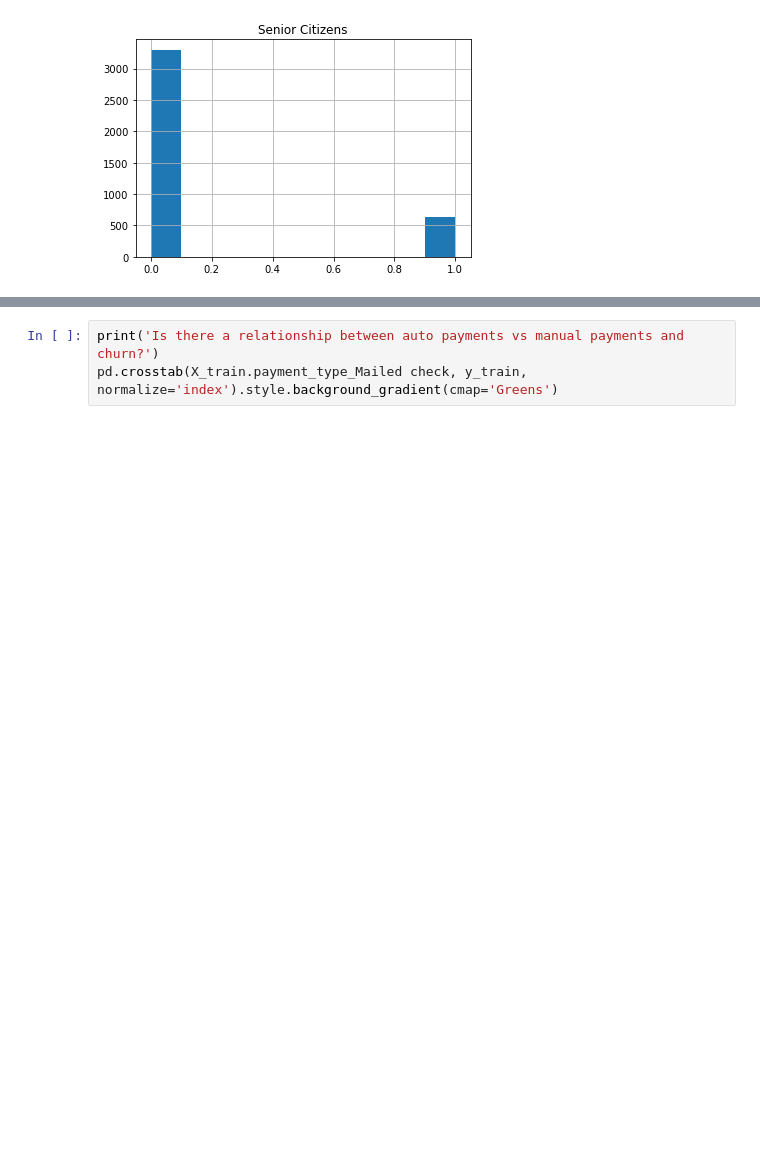
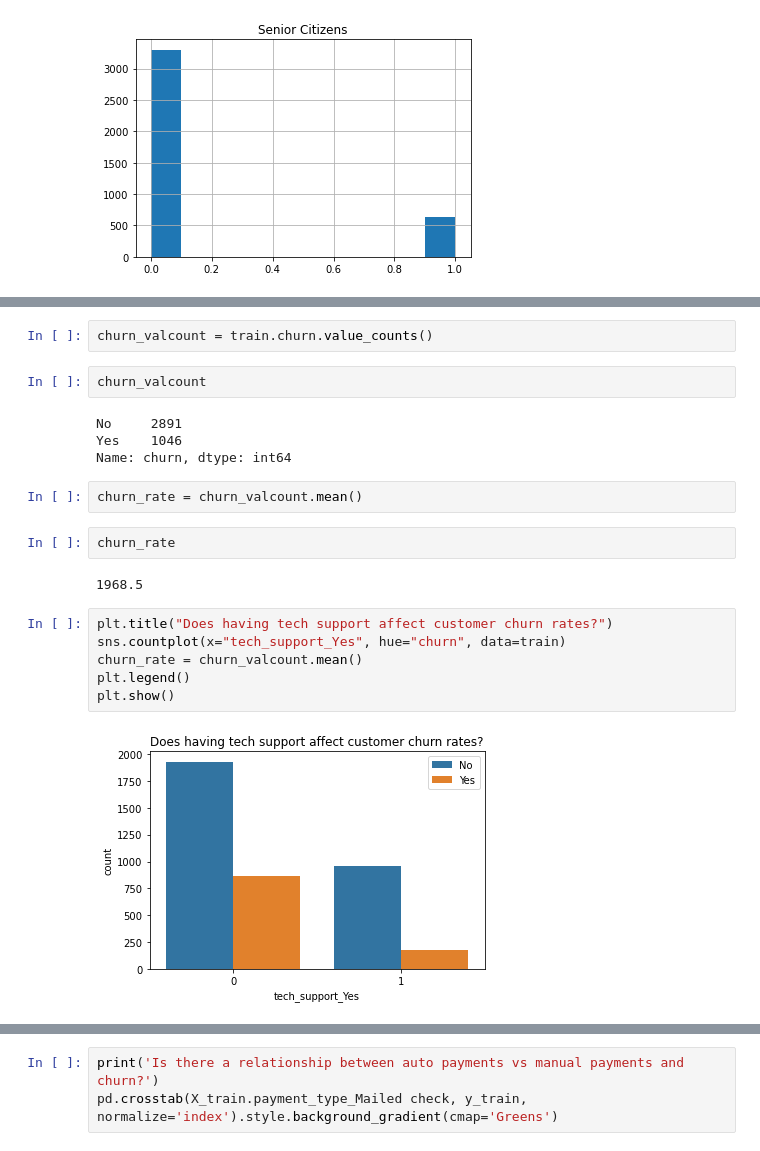
Before and after one commit to raedownen/Project_1-Classification, a Jupyter notebook: telco-draft.ipynb, the cells around one changed output, grey strips where cells are left out. Drawn from its saved outputs; the diff is of its cells as text; blank space fills up the shorter version.

```diff
--- a/telco-draft.ipynb
+++ b/telco-draft.ipynb
@@ -468,0 +253,22 @@ pd.crosstab(X_train.tech_support_Yes, y_train, normalize='index').style.backgrou
+# %%
+churn_valcount = train.churn.value_counts()
+# %%
+churn_valcount
+# %% [output]
+No     2891
+Yes    1046
+Name: churn, dtype: int64
+# %%
+churn_rate = churn_valcount.mean()
+# %%
+churn_rate
+# %% [output]
+1968.5
+# %%
+plt.title("Does having tech support affect customer churn rates?")
+sns.countplot(x="tech_support_Yes", hue="churn", data=train)
+churn_rate = churn_valcount.mean()
+plt.legend()
+plt.show()
+# %% [output]
+[figure, added]
```
Also changed, not shown: parts of 124 cells of this notebook.
